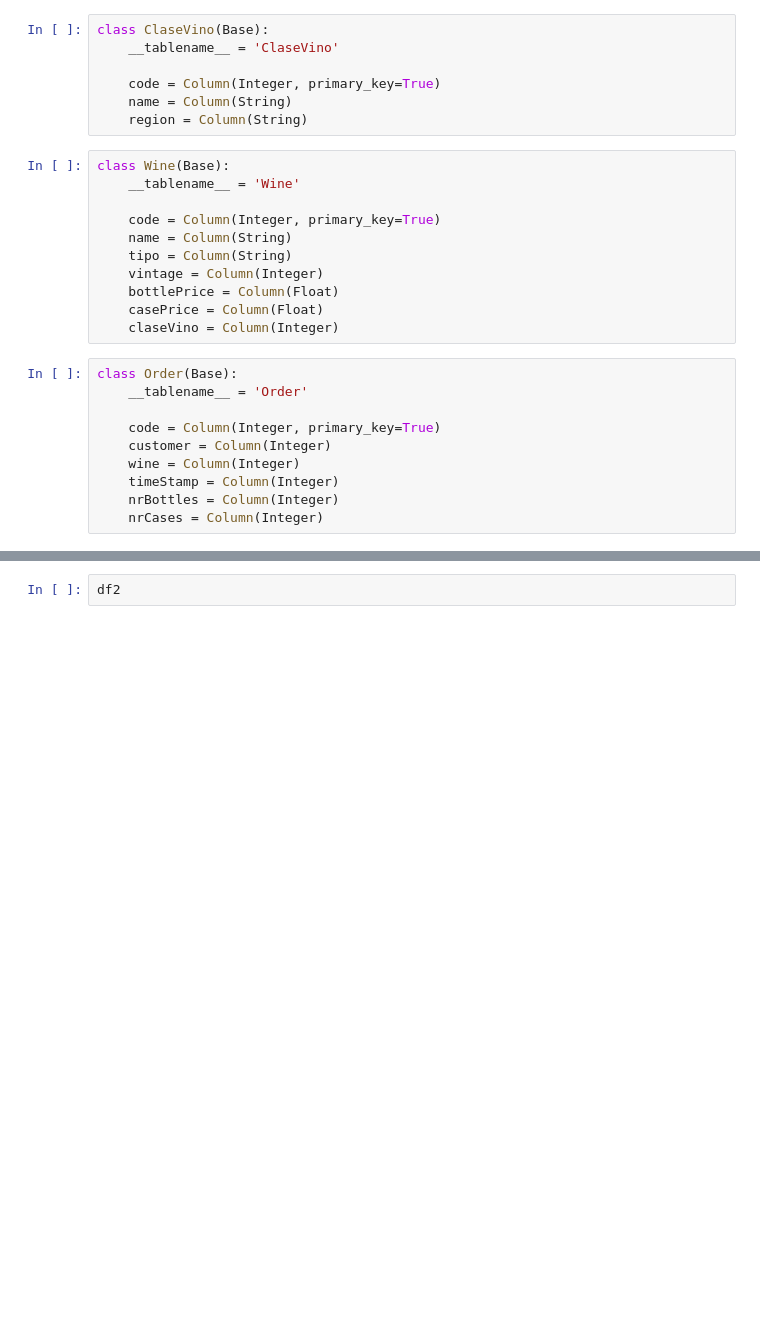
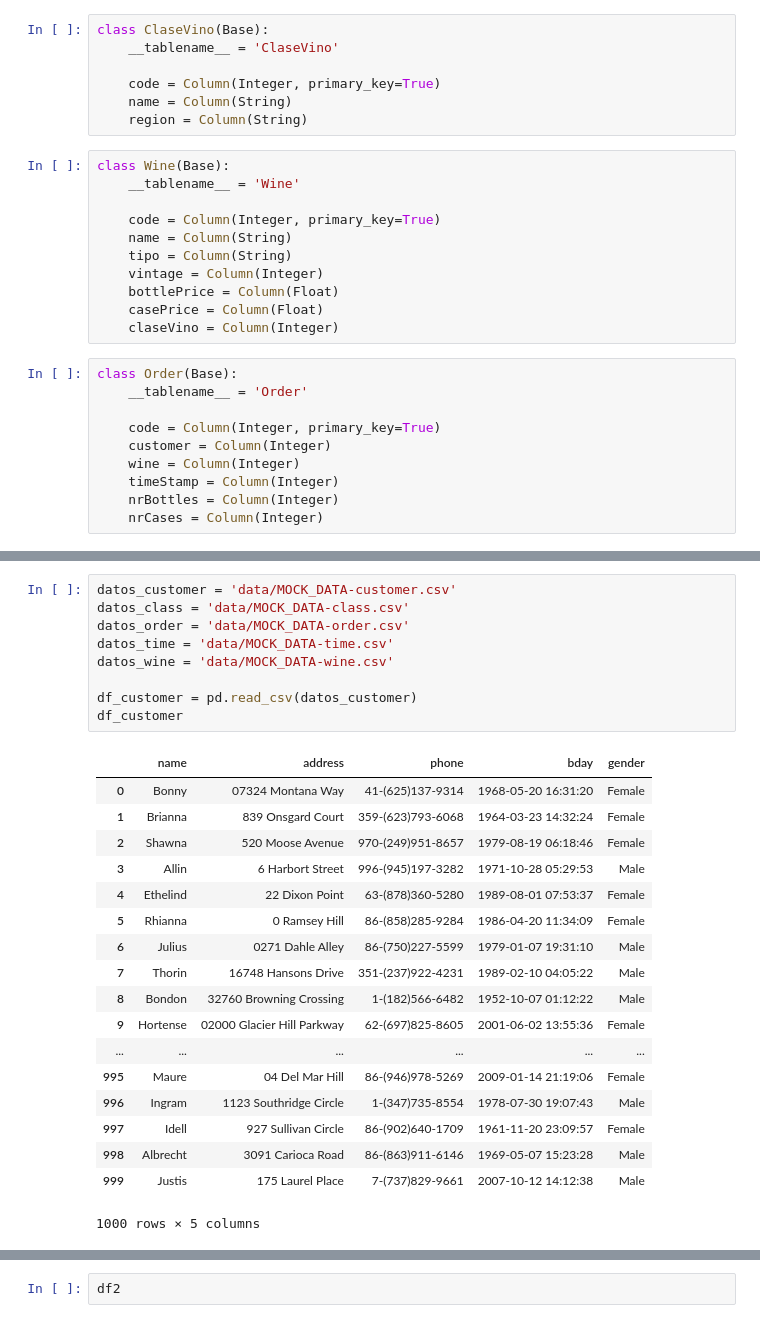
Before and after one commit to nicocarp/DSS, a Jupyter notebook: tp3/TP3-Ejercicio_1.ipynb, the cells around one changed output, grey strips where cells are left out. Saved outputs shown, nothing was run; the diff lists cells and outputs as text; blank space fills up the shorter version.

```diff
--- a/tp3/TP3-Ejercicio_1.ipynb
+++ b/tp3/TP3-Ejercicio_1.ipynb
@@ -95,0 +134,28 @@ print('Matplotlib version ' + matplotlib.__version__)
+# %%
+datos_customer = 'data/MOCK_DATA-customer.csv'
+datos_class = 'data/MOCK_DATA-class.csv'
+datos_order = 'data/MOCK_DATA-order.csv'
+datos_time = 'data/MOCK_DATA-time.csv'
+datos_wine = 'data/MOCK_DATA-wine.csv'
+
+df_customer = pd.read_csv(datos_customer)
+df_customer
+# %% [output]
+|  | name | address | phone | bday | gender |
+| 0 | Bonny | 07324 Montana Way | 41-(625)137-9314 | 1968-05-20 16:31:20 | Female |
+| 1 | Brianna | 839 Onsgard Court | 359-(623)793-6068 | 1964-03-23 14:32:24 | Female |
+| 2 | Shawna | 520 Moose Avenue | 970-(249)951-8657 | 1979-08-19 06:18:46 | Female |
+| 3 | Allin | 6 Harbort Street | 996-(945)197-3282 | 1971-10-28 05:29:53 | Male |
+| 4 | Ethelind | 22 Dixon Point | 63-(878)360-5280 | 1989-08-01 07:53:37 | Female |
+| 5 | Rhianna | 0 Ramsey Hill | 86-(858)285-9284 | 1986-04-20 11:34:09 | Female |
+| 6 | Julius | 0271 Dahle Alley | 86-(750)227-5599 | 1979-01-07 19:31:10 | Male |
+| 7 | Thorin | 16748 Hansons Drive | 351-(237)922-4231 | 1989-02-10 04:05:22 | Male |
+| 8 | Bondon | 32760 Browning Crossing | 1-(182)566-6482 | 1952-10-07 01:12:22 | Male |
+| 9 | Hortense | 02000 Glacier Hill Parkway | 62-(697)825-8605 | 2001-06-02 13:55:36 | Female |
+| ... | ... | ... | ... | ... | ... |
+| 995 | Maure | 04 Del Mar Hill | 86-(946)978-5269 | 2009-01-14 21:19:06 | Female |
+| 996 | Ingram | 1123 Southridge Circle | 1-(347)735-8554 | 1978-07-30 19:07:43 | Male |
+| 997 | Idell | 927 Sullivan Circle | 86-(902)640-1709 | 1961-11-20 23:09:57 | Female |
+| 998 | Albrecht | 3091 Carioca Road | 86-(863)911-6146 | 1969-05-07 15:23:28 | Male |
+| 999 | Justis | 175 Laurel Place | 7-(737)829-9661 | 2007-10-12 14:12:38 | Male |
+1000 rows × 5 columns
```
Also changed, not shown: parts of 19 cells of this notebook, 3 other files.
